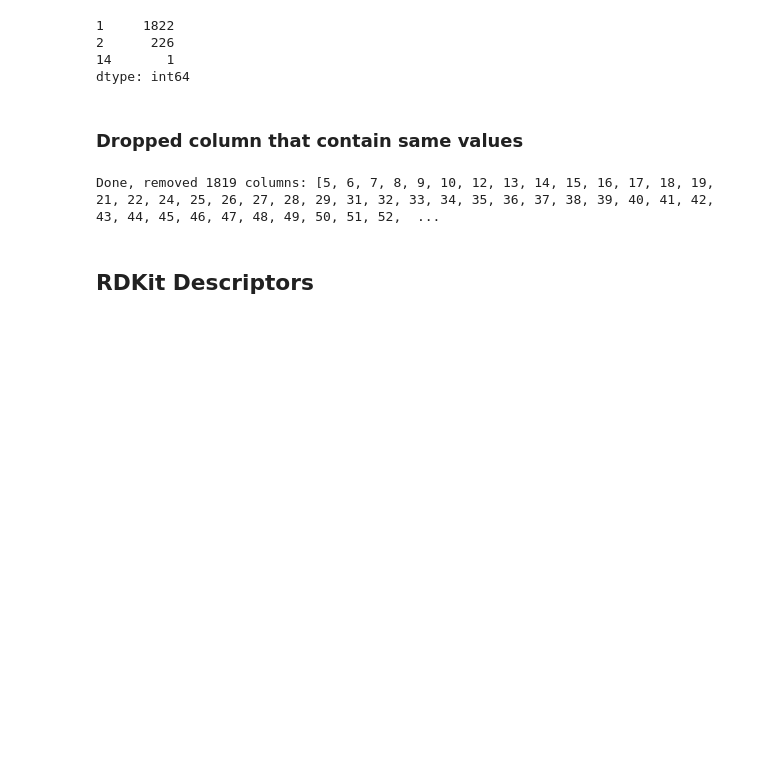
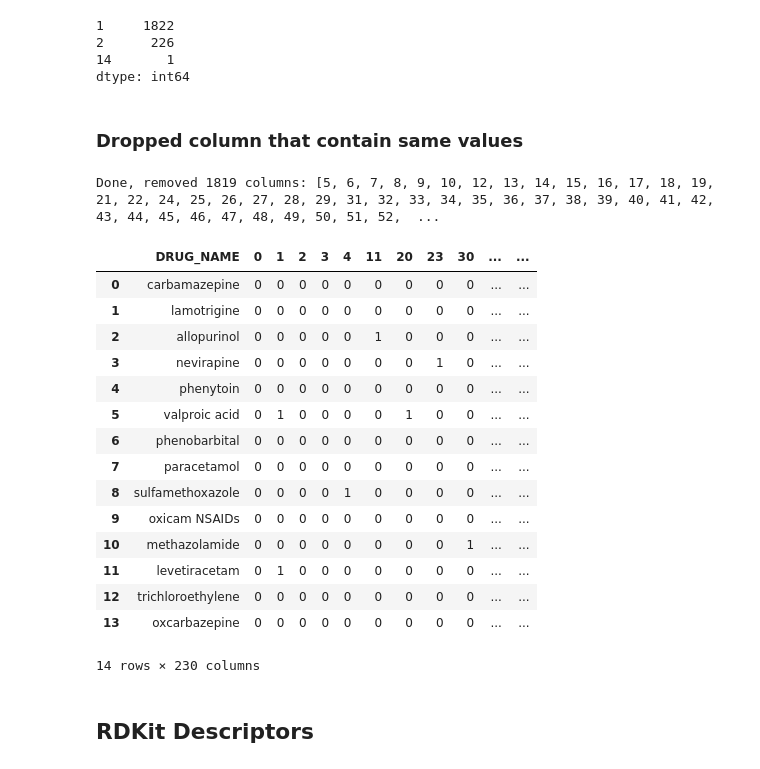
Before and after one commit to akumaharit/PredictingType2ADRwithHLAandMorgan, a Jupyter notebook: code/1 - Drugs Descriptors/0 SMILES to Descriptor.ipynb, the cells around one changed output. Drawn from its saved outputs; the diff is of its cells as text; code cells hidden in the pictures; blank space fills up the shorter version.

```diff
--- a/code/1 - Drugs Descriptors/0 SMILES to Descriptor.ipynb
+++ b/code/1 - Drugs Descriptors/0 SMILES to Descriptor.ipynb
@@ -114,6 +114,25 @@ dropped_dataset.to_csv('drug_descriptors_dataset_morgan_dropped.csv', index=None
 # final_dataset.to_csv('2 Final_Dataset.csv')
 # %% [output]
 Done, removed 1819 columns: [5, 6, 7, 8, 9, 10, 12, 13, 14, 15, 16, 17, 18, 19, 21, 22, 24, 25, 26, 27, 28, 29, 31, 32, 33, 34, 35, 36, 37, 38, 39, 40, 41, 42, 43, 44, 45, 46, 47, 48, 49, 50, 51, 52,  ...
+# %%
+dropped_dataset
+# %% [output]
+|  | DRUG_NAME | 0 | 1 | 2 | 3 | 4 | 11 | 20 | 23 | 30 | ... | ... |
+| 0 | carbamazepine | 0 | 0 | 0 | 0 | 0 | 0 | 0 | 0 | 0 | ... | ... |
+| 1 | lamotrigine | 0 | 0 | 0 | 0 | 0 | 0 | 0 | 0 | 0 | ... | ... |
+| 2 | allopurinol | 0 | 0 | 0 | 0 | 0 | 1 | 0 | 0 | 0 | ... | ... |
+| 3 | nevirapine | 0 | 0 | 0 | 0 | 0 | 0 | 0 | 1 | 0 | ... | ... |
+| 4 | phenytoin | 0 | 0 | 0 | 0 | 0 | 0 | 0 | 0 | 0 | ... | ... |
+| 5 | valproic acid | 0 | 1 | 0 | 0 | 0 | 0 | 1 | 0 | 0 | ... | ... |
+| 6 | phenobarbital | 0 | 0 | 0 | 0 | 0 | 0 | 0 | 0 | 0 | ... | ... |
+| 7 | paracetamol | 0 | 0 | 0 | 0 | 0 | 0 | 0 | 0 | 0 | ... | ... |
+| 8 | sulfamethoxazole | 0 | 0 | 0 | 0 | 1 | 0 | 0 | 0 | 0 | ... | ... |
+| 9 | oxicam NSAIDs | 0 | 0 | 0 | 0 | 0 | 0 | 0 | 0 | 0 | ... | ... |
+| 10 | methazolamide | 0 | 0 | 0 | 0 | 0 | 0 | 0 | 0 | 1 | ... | ... |
+| 11 | levetiracetam | 0 | 1 | 0 | 0 | 0 | 0 | 0 | 0 | 0 | ... | ... |
+| 12 | trichloroethylene | 0 | 0 | 0 | 0 | 0 | 0 | 0 | 0 | 0 | ... | ... |
+| 13 | oxcarbazepine | 0 | 0 | 0 | 0 | 0 | 0 | 0 | 0 | 0 | ... | ... |
+14 rows × 230 columns
 # %%
 # fp1 = AllChem.GetMorganFingerprintAsBitVect(Chem.MolFromSmiles(merged['SMILES'][0]), radius=2)
 # fp2 = AllChem.GetMorganFingerprintAsBitVect(Chem.MolFromSmiles(merged['SMILES'][1]), radius=2)
```
Also changed, not shown: 20 other files.
